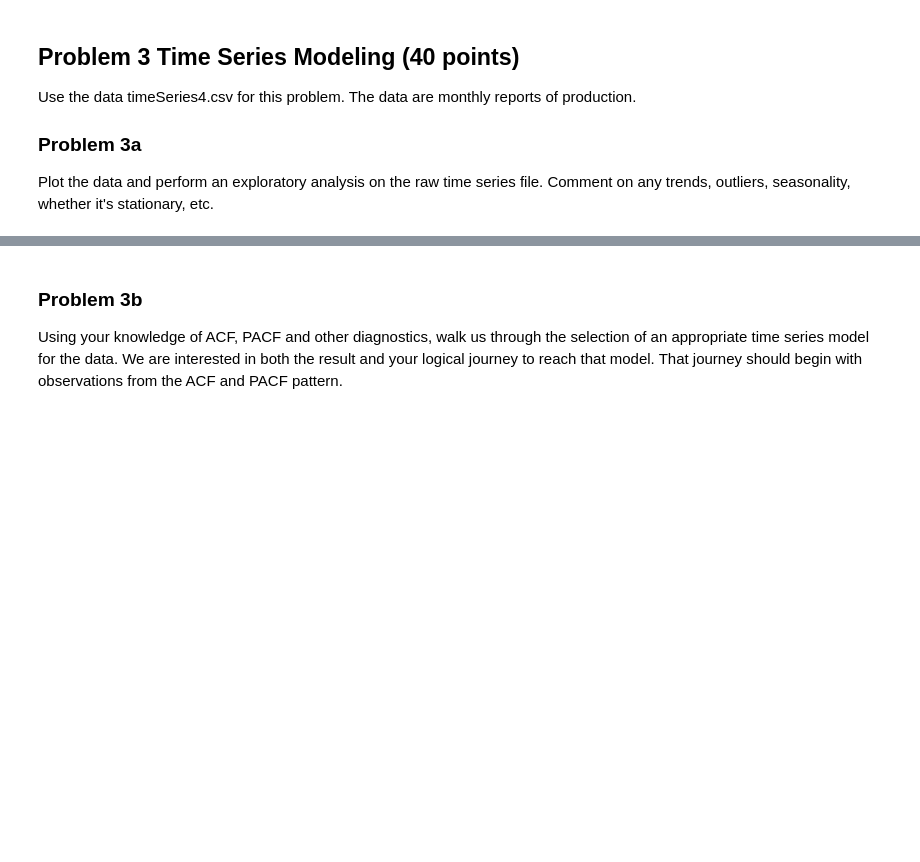
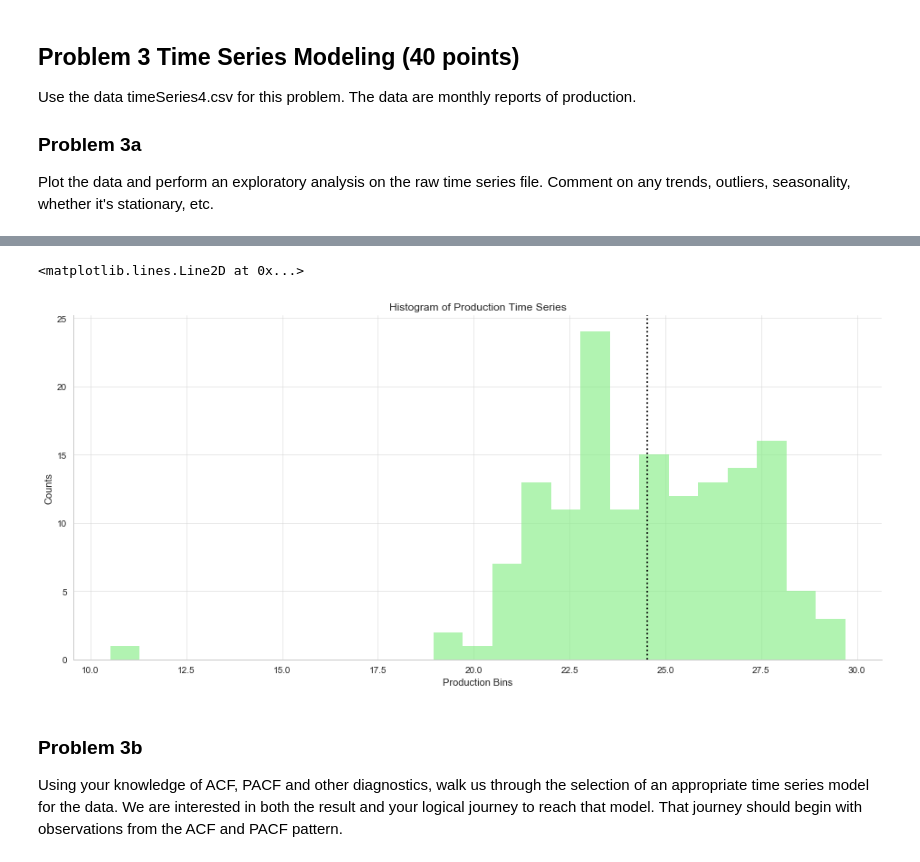
Before and after one commit to paulmattheww/Harvard-CS82-Advanced-ML, a Jupyter notebook: Assignments/HW3/HW3_2018_CSCIE82.ipynb, the cells around one changed output, grey strips where cells are left out. Saved outputs shown, nothing was run; the diff lists cells and outputs as text; code cells hidden in the pictures; blank space fills up the shorter version.

```diff
--- a/Assignments/HW3/HW3_2018_CSCIE82.ipynb
+++ b/Assignments/HW3/HW3_2018_CSCIE82.ipynb
@@ -253,0 +322,11 @@ Plot the data and perform an exploratory analysis on the raw time series file. C
+# %%
+fig, ax = plt.subplots(figsize=(16, 7))
+ts_df.hist(ax=ax, alpha=.7, color='lightgreen', bins=25)
+set_mpl_preferences(ax)
+ax.set_title('Histogram of Production Time Series')
+ax.set_xlabel('Production Bins')
+ax.set_ylabel('Counts')
+ax.axvline(ts_df[1].mean(), linestyle=':', color='black', label='mean')
+# %% [output]
+<matplotlib.lines.Line2D at 0x...>
+[figure, added]
```
Also changed, not shown: parts of 8 cells of this notebook, 1 other file.
